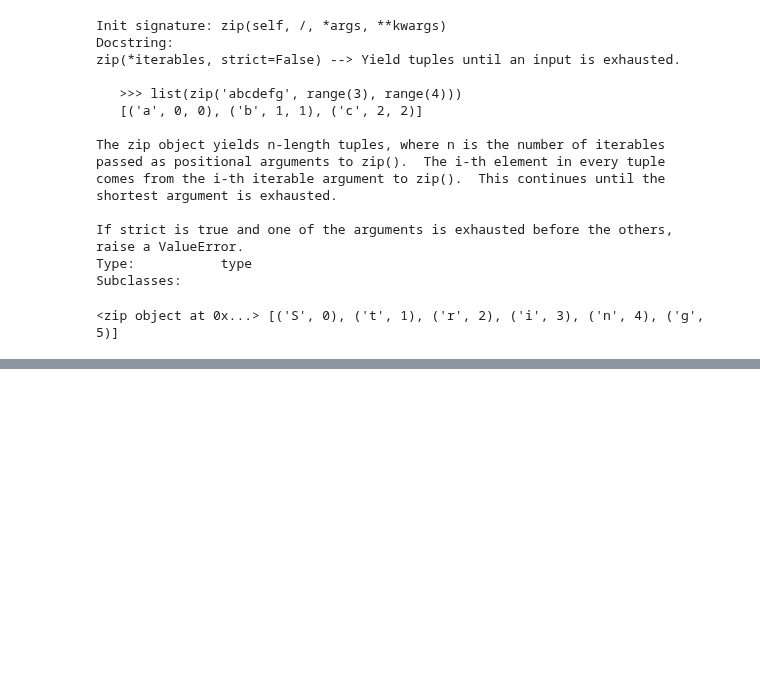
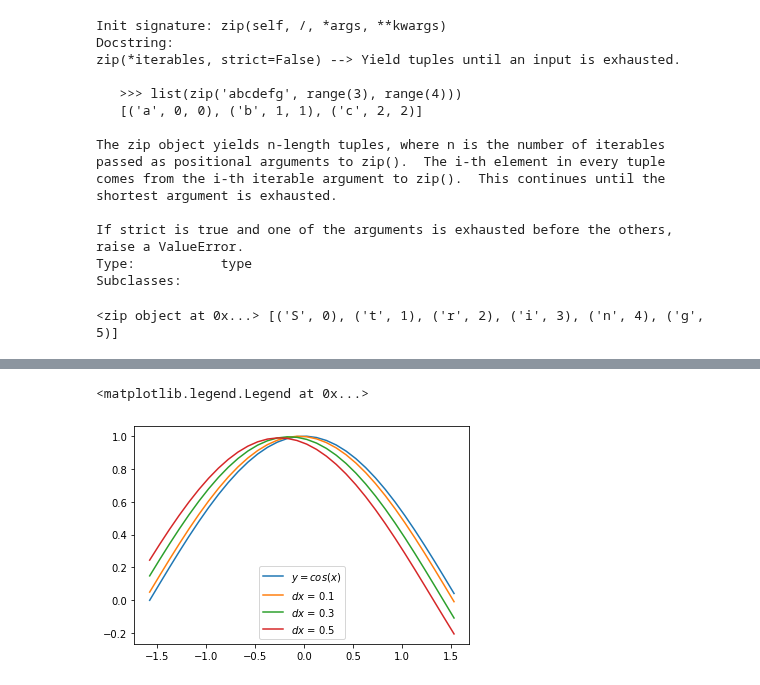
Before and after one commit to anshpak/jupyter-tasks, a Jupyter notebook: KM2_Lb06_Shpak.ipynb, the cells around one changed output, grey strips where cells are left out. Saved outputs shown, nothing was run; the diff lists cells and outputs as text; code cells hidden in the pictures; blank space fills up the shorter version.

Commit message:
feat: add my comments to the closure functions part

```diff
--- a/KM2_Lb06_Shpak.ipynb
+++ b/KM2_Lb06_Shpak.ipynb
@@ -1178,0 +1255,16 @@ gen_object = zip("String", range(10)); print(gen_object, list(gen_object))
+# %%
+# функция maker является фабричной функцией
+def maker(start):
+    n = start
+    def f(x):
+        nonlocal n # переменная n фабричной функции будет изменяться внутри функции-замыкания
+        n += 1
+        return n, x
+    return f
+
+# пример определения функции-замыкания со счетчиком вызовов функции
+# %%
+closure = maker(0)
+closure
+
+# функция-замыкание
@@ -1178,0 +1288,26 @@ gen_object = zip("String", range(10)); print(gen_object, list(gen_object))
+# %%
+import numpy as np
+def sin_diff(dx):
+    assert dx != 0, 'dx не должно быть нулем'
+    return lambda x: (np.sin(x+dx)-np.sin(x))/dx
+
+# определение фабричной функции
+# %%
+closures = [sin_diff(dx) for dx in (0.1, 0.3, 0.5)]
+
+# Определение функций-замыканий для различных значений dx
+# %%
+import matplotlib.pyplot as plt
+
+x = np.arange(-np.pi/2, np.pi/2, 0.1)
+y = np.transpose(np.array([closure(x) for closure in closures]))
+
+plt.plot(x, np.cos(x))
+plt.plot(x, y)
+plt.legend(['$y = cos(x)$','$dx$ = 0.1','$dx$ = 0.3','$dx$ = 0.5'])
+
+# Изобразим в одной графической области графики функций приближений для производной от функции sin(x), а также функцию
+# cos(x)
+# %% [output]
+<matplotlib.legend.Legend at 0x...>
+[figure, added]
```
Also changed, not shown: parts of 15 cells of this notebook.
